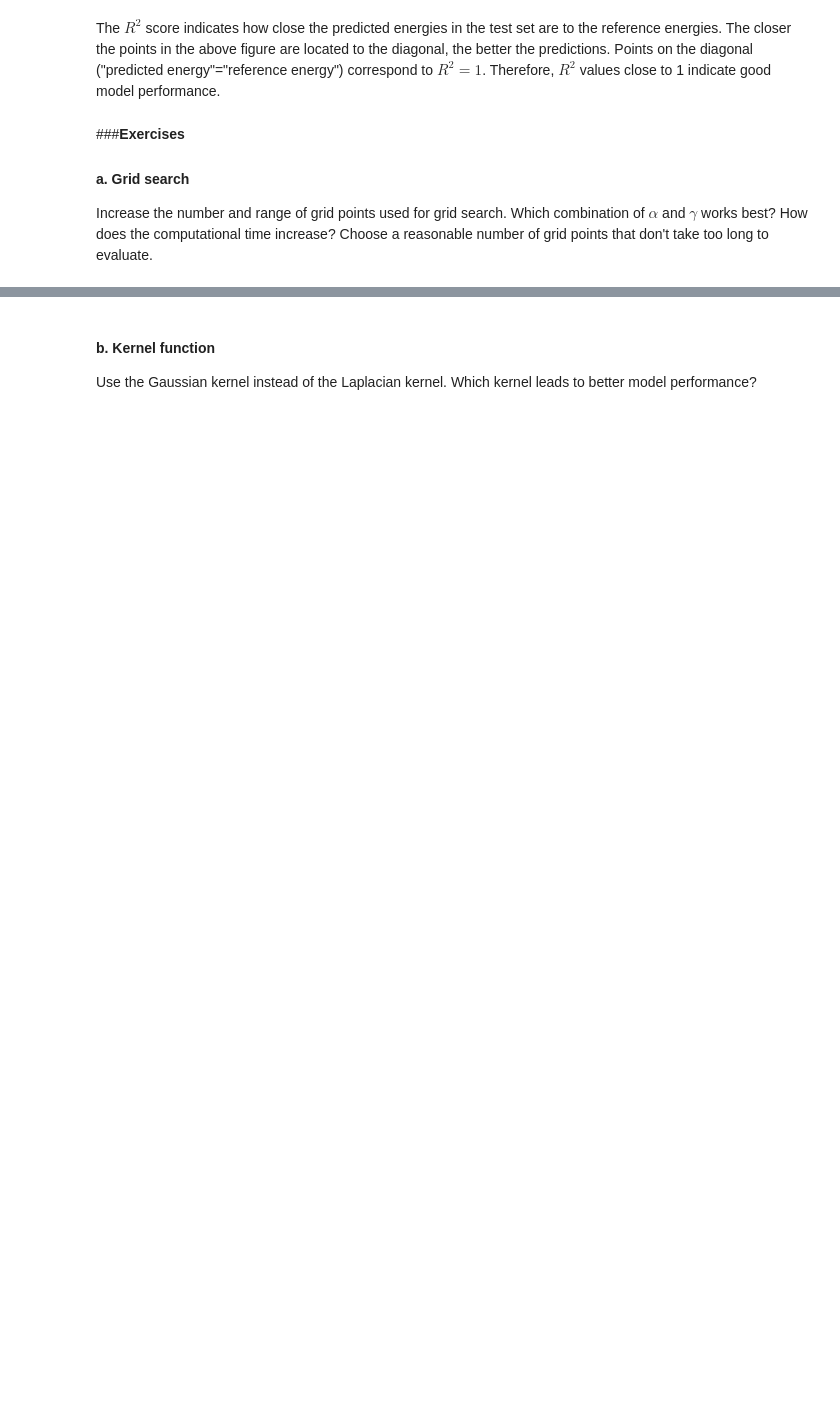
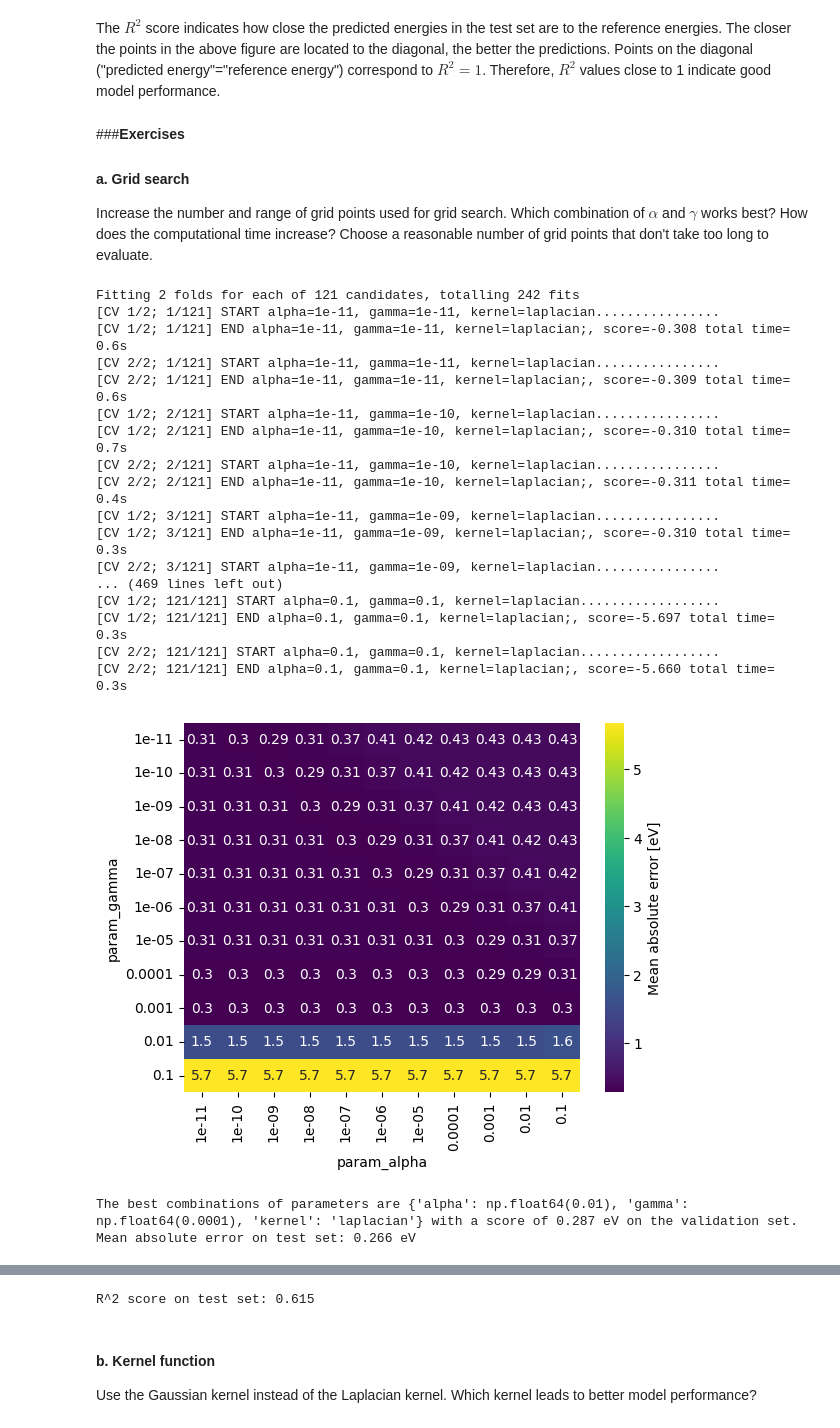
Before and after one commit to asarria48/ML-for-materials, a Jupyter notebook: AI4Spec_Tutorial1.ipynb, the cells around one changed output, grey strips where cells are left out. Saved outputs shown, nothing was run; the diff lists cells and outputs as text; code cells hidden in the pictures; blank space fills up the shorter version.

```diff
--- a/AI4Spec_Tutorial1.ipynb
+++ b/AI4Spec_Tutorial1.ipynb
@@ -306,34 +346,68 @@ gamma = None
 cv_number=None
 kernel = None
 scoring_function = None
+
+# set up grids for alpha and gamma hyperparameters.
+# first value: lower bound; second value: upper bound;
+# third value: number of points to evaluate (here set to '3' --> '-2', '-1' and '0' are evaluated)
+# --> make sure to change third value as well when changing the bounds!
+alpha = np.logspace(-11, -1, 11)
+gamma = np.logspace(-11, -1, 11)
+
+cv_number = 2 ## choose into how many parts training set is divided for cross-validation
+kernel = 'laplacian' # select kernel function here ('rbf': Gaussian kernel, 'laplacian': Laplacian kernel)
+scoring_function = 'neg_mean_absolute_error' # it is called "negative" because scikit-learn interprets
+                                             # highest scoring value as best, but we want small errors
+
 
 
 grid_search = GridSearchCV(KernelRidge(),  #machine learning method (KRR here)
                            [{'kernel':[kernel],'alpha': alpha, 'gamma': gamma}],
                            cv = cv_number,
                            scoring = scoring_function,
                            verbose=1000)  ## produces detailed output statements of grid search routine
 
 grid_search.fit(x_train, y_train)
 
 results = pd.DataFrame(grid_search.cv_results_)
 
 pvt = pd.pivot_table(results, values='mean_test_score',
                      index='param_gamma', columns='param_alpha')
 heatmap = sns.heatmap(-pvt, annot=True, cmap='viridis', cbar_kws={'label': "Mean absolute error [eV]"})
 figure = heatmap.get_figure()
 plt.show()
 
 print("The best combinations of parameters are %s with a score of %0.3f eV on the validation set."
       % (grid_search.best_params_, -grid_search.best_score_))
 
 y_pred = grid_search.predict(x_test) # scikit-learn automatically takes the best combination of hyperparameters from grid search
 
 print("Mean absolute error on test set: %0.3f eV" %(np.abs(y_pred-y_test)).mean())
 
 plt.plot(y_test, y_pred, 'o')
 plt.plot([np.min(y_test),np.max(y_test)], [np.min(y_test),np.max(y_test)], '-')
 plt.xlabel('reference HOMO energy [eV]')
 plt.ylabel('predicted HOMO energy [eV]')
 plt.show()
 print("R^2 score on test set: %.3f" % r2_score(y_test, y_pred))
+# %% [output]
+Fitting 2 folds for each of 121 candidates, totalling 242 fits
+[CV 1/2; 1/121] START alpha=1e-11, gamma=1e-11, kernel=laplacian................
+[CV 1/2; 1/121] END alpha=1e-11, gamma=1e-11, kernel=laplacian;, score=-0.308 total time=   0.6s
+[CV 2/2; 1/121] START alpha=1e-11, gamma=1e-11, kernel=laplacian................
+[CV 2/2; 1/121] END alpha=1e-11, gamma=1e-11, kernel=laplacian;, score=-0.309 total time=   0.6s
+[CV 1/2; 2/121] START alpha=1e-11, gamma=1e-10, kernel=laplacian................
+[CV 1/2; 2/121] END alpha=1e-11, gamma=1e-10, kernel=laplacian;, score=-0.310 total time=   0.7s
+[CV 2/2; 2/121] START alpha=1e-11, gamma=1e-10, kernel=laplacian................
+[CV 2/2; 2/121] END alpha=1e-11, gamma=1e-10, kernel=laplacian;, score=-0.311 total time=   0.4s
+[CV 1/2; 3/121] START alpha=1e-11, gamma=1e-09, kernel=laplacian................
+[CV 1/2; 3/121] END alpha=1e-11, gamma=1e-09, kernel=laplacian;, score=-0.310 total time=   0.3s
+[CV 2/2; 3/121] START alpha=1e-11, gamma=1e-09, kernel=laplacian................
+... (469 lines left out)
+[CV 1/2; 121/121] START alpha=0.1, gamma=0.1, kernel=laplacian..................
+[CV 1/2; 121/121] END alpha=0.1, gamma=0.1, kernel=laplacian;, score=-5.697 total time=   0.3s
+[CV 2/2; 121/121] START alpha=0.1, gamma=0.1, kernel=laplacian..................
+[CV 2/2; 121/121] END alpha=0.1, gamma=0.1, kernel=laplacian;, score=-5.660 total time=   0.3s
+[figure, added]
+The best combinations of parameters are {'alpha': np.float64(0.01), 'gamma': np.float64(0.0001), 'kernel': 'laplacian'} with a score of 0.287 eV on the validation set.
+Mean absolute error on test set: 0.266 eV
@@ -340,3 +415,4 @@ print("R^2 score on test set: %.3f" % r2_score(y_test, y_pred))
+R^2 score on test set: 0.615
 # %% [markdown]
 #### b. Kernel function
 
```
Also changed, not shown: parts of 7 cells of this notebook.
